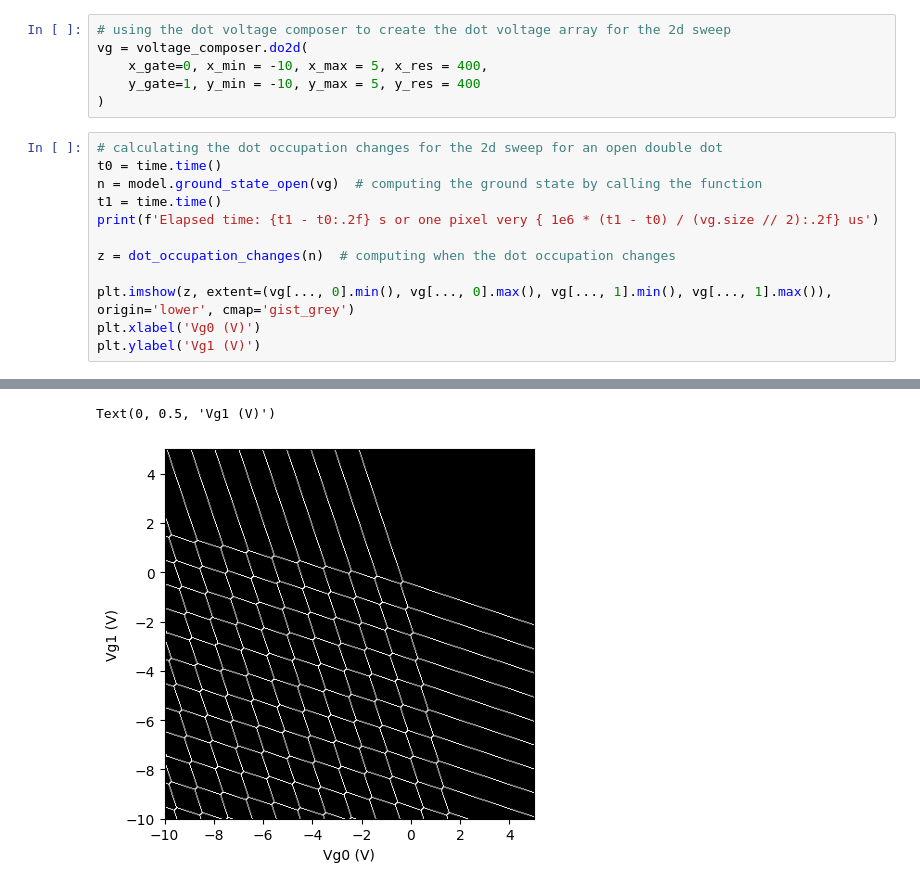
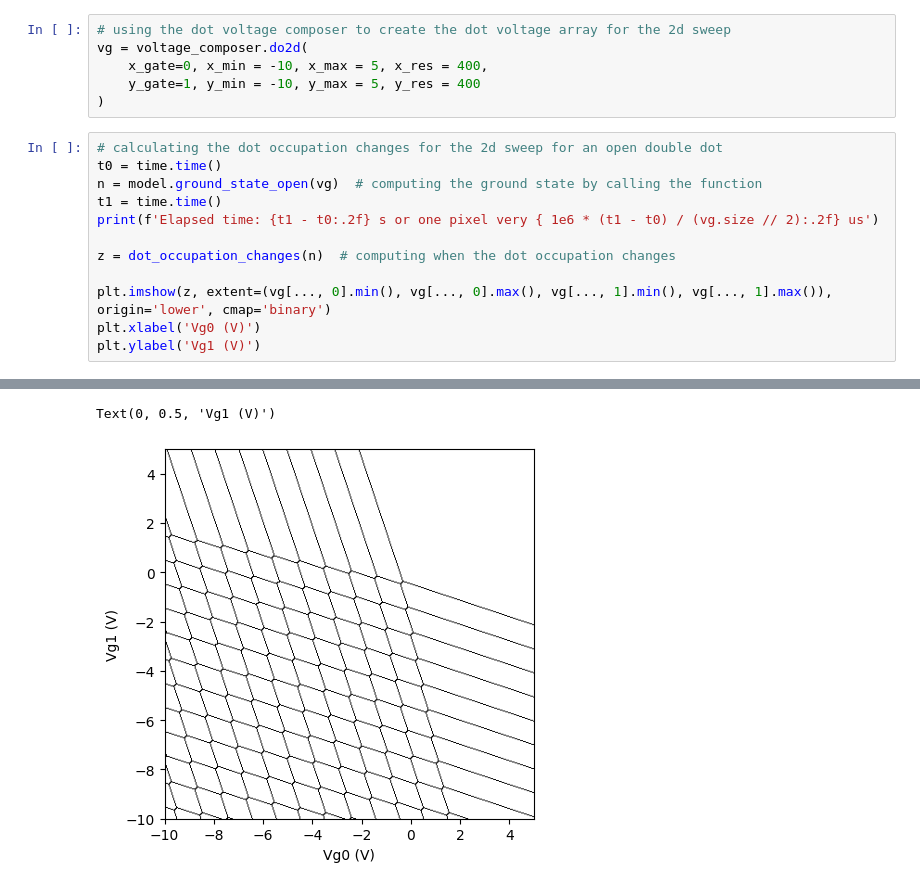
Before and after one commit to b-vanstraaten/qarray, a Jupyter notebook: examples/double_dot.ipynb, the cells around one changed output, grey strips where cells are left out. Drawn from its saved outputs; the diff is of its cells as text.

```diff
--- a/examples/double_dot.ipynb
+++ b/examples/double_dot.ipynb
@@ -35,7 +35,7 @@ print(f'Elapsed time: {t1 - t0:.2f} s or one pixel very { 1e6 * (t1 - t0) / (vg.
 
 z = dot_occupation_changes(n)  # computing when the dot occupation changes
 
-plt.imshow(z, extent=(vg[..., 0].min(), vg[..., 0].max(), vg[..., 1].min(), vg[..., 1].max()), origin='lower', cmap='gist_grey')
+plt.imshow(z, extent=(vg[..., 0].min(), vg[..., 0].max(), vg[..., 1].min(), vg[..., 1].max()), origin='lower', cmap='binary')
 plt.xlabel('Vg0 (V)')
 plt.ylabel('Vg1 (V)')
 # %% [output]
@@ -43,5 +43,5 @@ Elapsed time: 0.21 s or one pixel very 1.33 us
 Text(0, 0.5, 'Vg1 (V)')
-[figure, old version]
+[figure, new version]
 # %%
 # calculating the dot occupation changes for the 2d sweep for an closed double dot containing 2 holes
 t0 = time.time()
```
Also changed, not shown: parts of 2 cells of this notebook, 2 other files.
